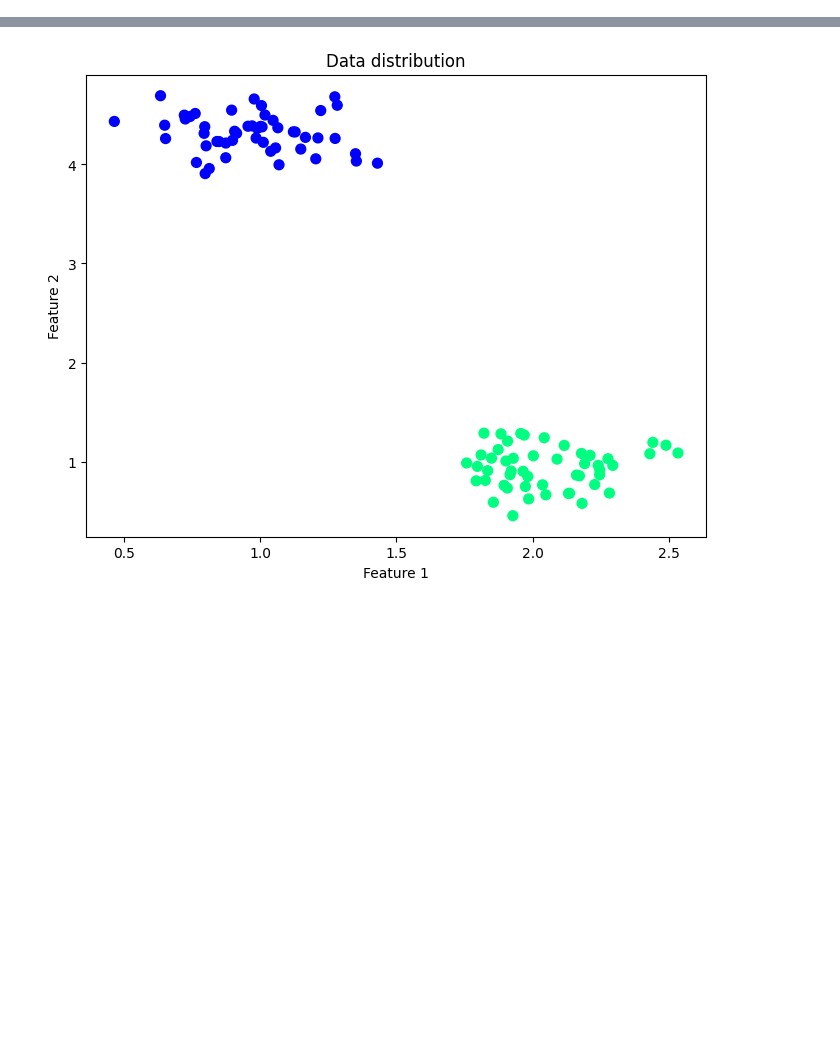
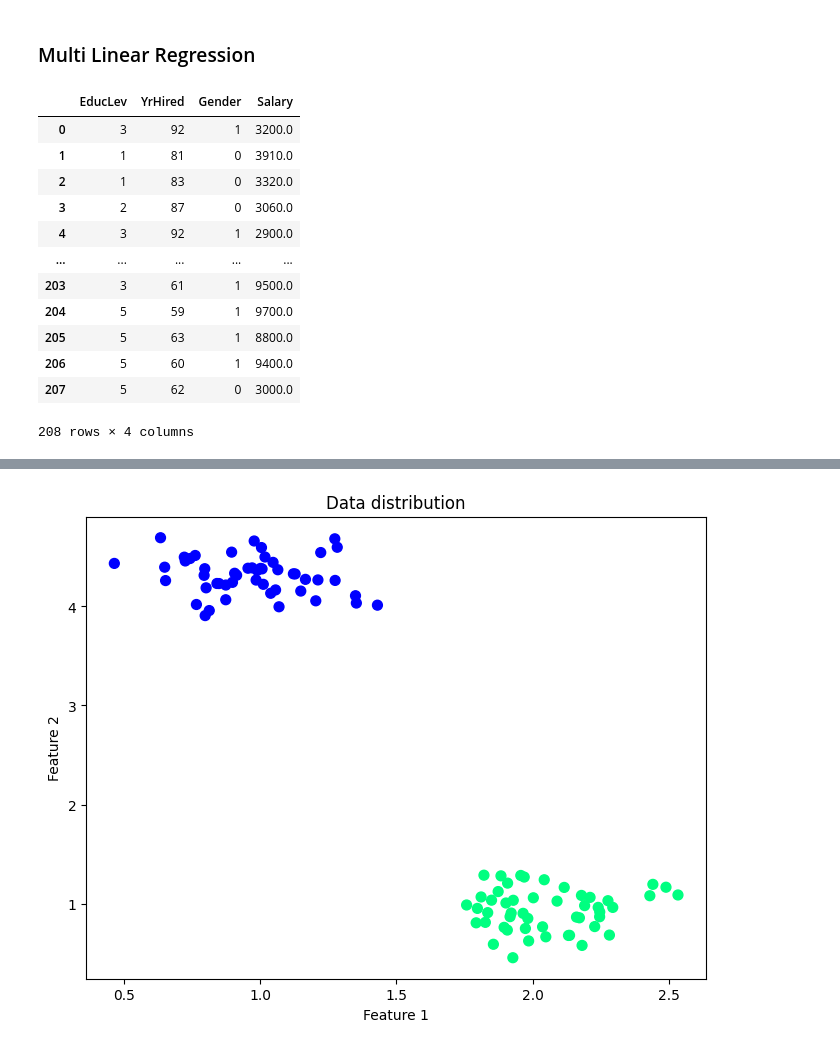
Before and after one commit to morancium/mining_repo, a Jupyter notebook: PracticeETE.ipynb, the cells around one changed output, grey strips where cells are left out. Saved outputs shown, nothing was run; the diff lists cells and outputs as text; code cells hidden in the pictures; blank space fills up the shorter version.

```diff
--- a/PracticeETE.ipynb
+++ b/PracticeETE.ipynb
@@ -0,0 +1,19 @@
+# %% [markdown]
+### Multi Linear Regression
+# %%
+dataset = pd.read_excel('Notes/Datasets/RegressionExample.xlsx',sheet_name=1)
+dataset
+# %% [output]
+|  | EducLev | YrHired | Gender | Salary |
+| 0 | 3 | 92 | 1 | 3200.0 |
+| 1 | 1 | 81 | 0 | 3910.0 |
+| 2 | 1 | 83 | 0 | 3320.0 |
+| 3 | 2 | 87 | 0 | 3060.0 |
+| 4 | 3 | 92 | 1 | 2900.0 |
+| ... | ... | ... | ... | ... |
+| 203 | 3 | 61 | 1 | 9500.0 |
+| 204 | 5 | 59 | 1 | 9700.0 |
+| 205 | 5 | 63 | 1 | 8800.0 |
+| 206 | 5 | 60 | 1 | 9400.0 |
+| 207 | 5 | 62 | 0 | 3000.0 |
+208 rows × 4 columns
```
Also changed, not shown: parts of 7 cells of this notebook.
